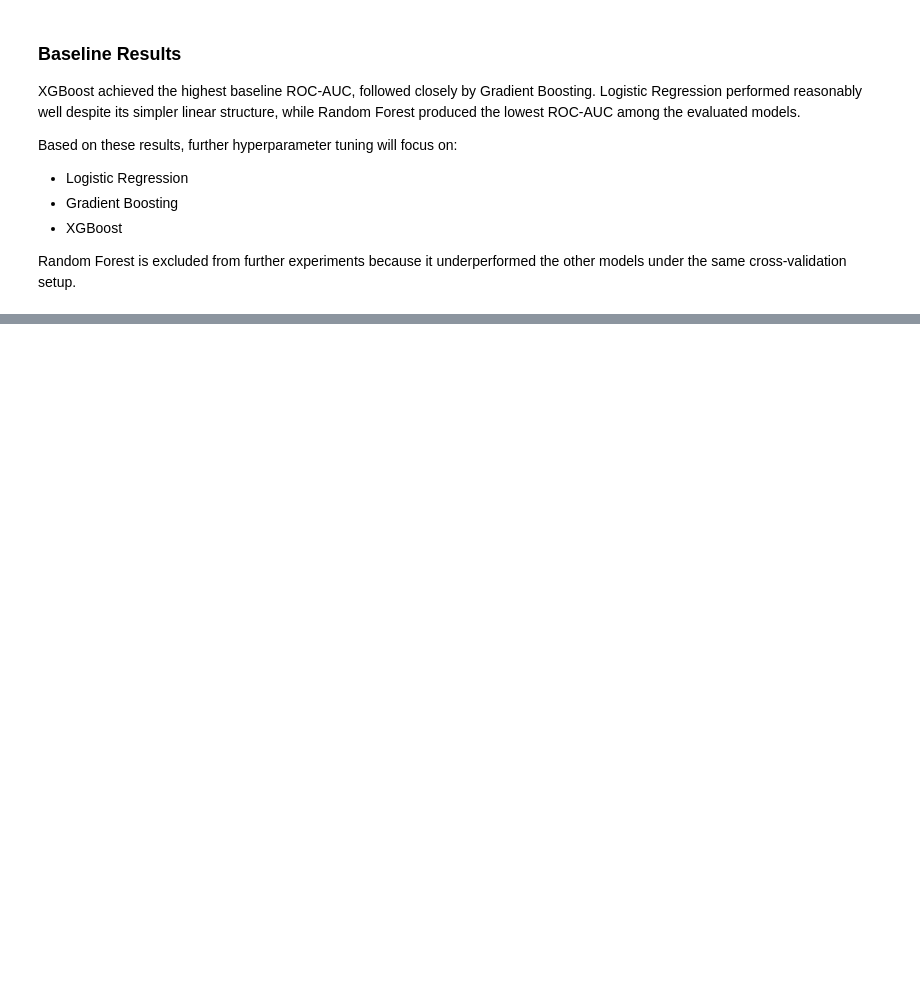
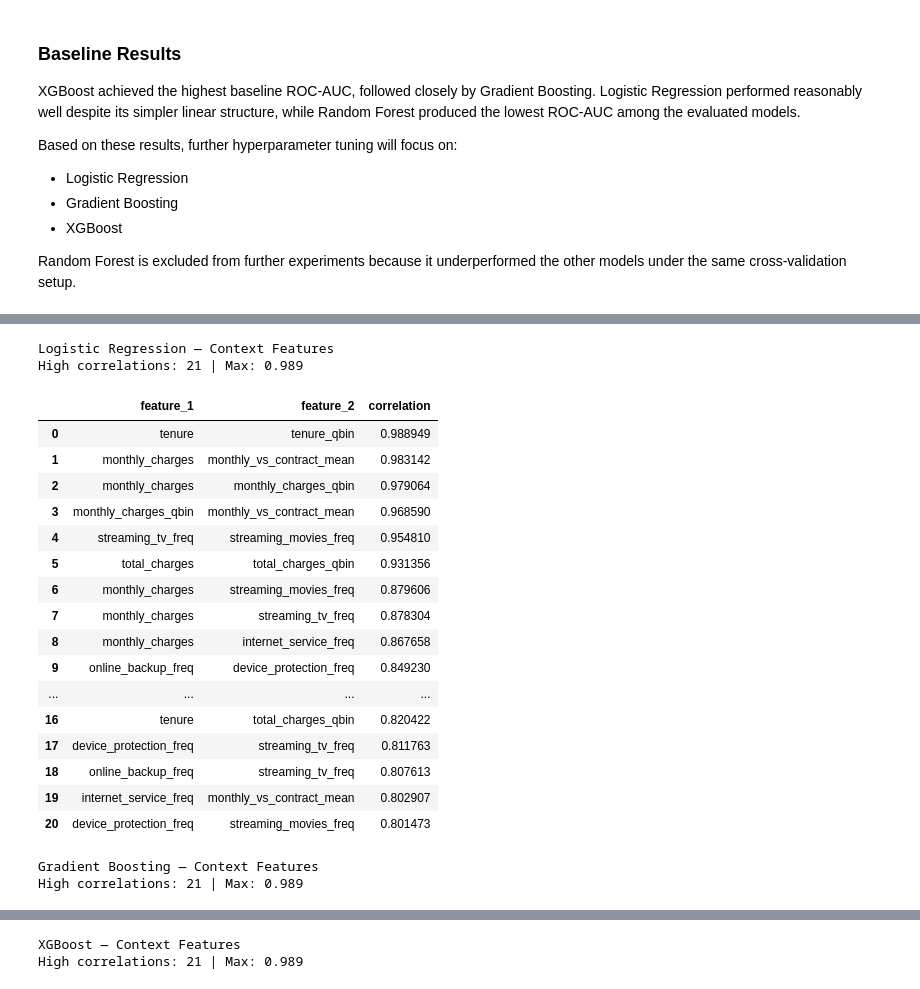
Before and after one commit to leprosoriium/telco-customer-churn, a Jupyter notebook: telco-churn-prediction.ipynb, the cells around one changed output, grey strips where cells are left out. Cells and saved outputs as stored; diff of their text form; code cells hidden in the pictures; blank space fills up the shorter version.

```diff
--- a/telco-churn-prediction.ipynb
+++ b/telco-churn-prediction.ipynb
@@ -1563,16 +1678,3 @@ preprocessor_context = ColumnTransformer([
         one_hot_cols
     )
 ])
-# %%
-CONTEXT_RESULTS = []
-
-for model_name in final_models:
-
-    print(f'Evaluating for {model_name}....')
-
-    result = evaluate_context_features(model_name)
-
-    CONTEXT_RESULTS.append(result)
-
-CONTEXT_RESULTS = pd.DataFrame(CONTEXT_RESULTS)
-print(CONTEXT_RESULTS.sort_values('delta', ascending=False))
@@ -1901,0 +1681,18 @@ consistent results.
+# %%
+CONTEXT_RESULTS = []
+
+for model_name in baseline_models:
+
+    print(f'Evaluating for {model_name}....')
+
+    result = evaluate_context_features(model_name)
+
+    CONTEXT_RESULTS.append(result)
+
+CONTEXT_RESULTS = pd.DataFrame(CONTEXT_RESULTS)
+display(
+    CONTEXT_RESULTS.sort_values(
+        'delta',
+        ascending=False
+    )
+)
@@ -1901,0 +1707,36 @@ consistent results.
+# %%
+for _, row in CONTEXT_RESULTS[
+    CONTEXT_RESULTS['n_high_correlations'] > 0
+].iterrows():
+
+    print(
+        f"\n{row['model']} — {row['experiment']}"
+        f"\nHigh correlations: {row['n_high_correlations']}"
+        f" | Max: {row['max_correlation']:.3f}"
+    )
+
+    display(
+        row['high_correlations']
+    )
+# %% [output]
+Logistic Regression — Context Features
+High correlations: 21 | Max: 0.989
+|  | feature_1 | feature_2 | correlation |
+| 0 | tenure | tenure_qbin | 0.988949 |
+| 1 | monthly_charges | monthly_vs_contract_mean | 0.983142 |
+| 2 | monthly_charges | monthly_charges_qbin | 0.979064 |
+| 3 | monthly_charges_qbin | monthly_vs_contract_mean | 0.968590 |
+| 4 | streaming_tv_freq | streaming_movies_freq | 0.954810 |
+| 5 | total_charges | total_charges_qbin | 0.931356 |
+| 6 | monthly_charges | streaming_movies_freq | 0.879606 |
+| 7 | monthly_charges | streaming_tv_freq | 0.878304 |
+| 8 | monthly_charges | internet_service_freq | 0.867658 |
+| 9 | online_backup_freq | device_protection_freq | 0.849230 |
+| ... | ... | ... | ... |
+| 16 | tenure | total_charges_qbin | 0.820422 |
+| 17 | device_protection_freq | streaming_tv_freq | 0.811763 |
+| 18 | online_backup_freq | streaming_tv_freq | 0.807613 |
+| 19 | internet_service_freq | monthly_vs_contract_mean | 0.802907 |
+| 20 | device_protection_freq | streaming_movies_freq | 0.801473 |
+Gradient Boosting — Context Features
+High correlations: 21 | Max: 0.989
@@ -1901,0 +1760,2 @@ consistent results.
+XGBoost — Context Features
+High correlations: 21 | Max: 0.989
```
Also changed, not shown: parts of 116 cells of this notebook.
